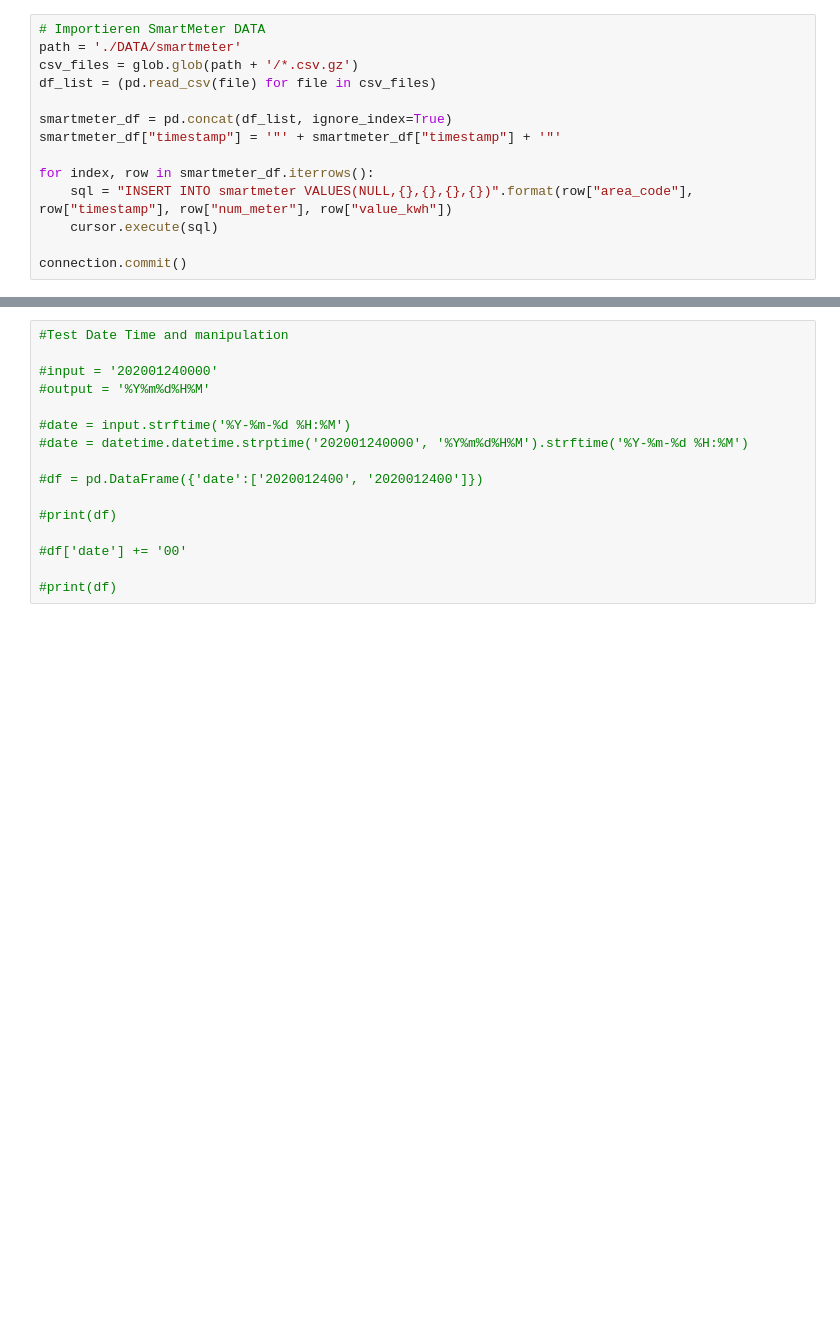
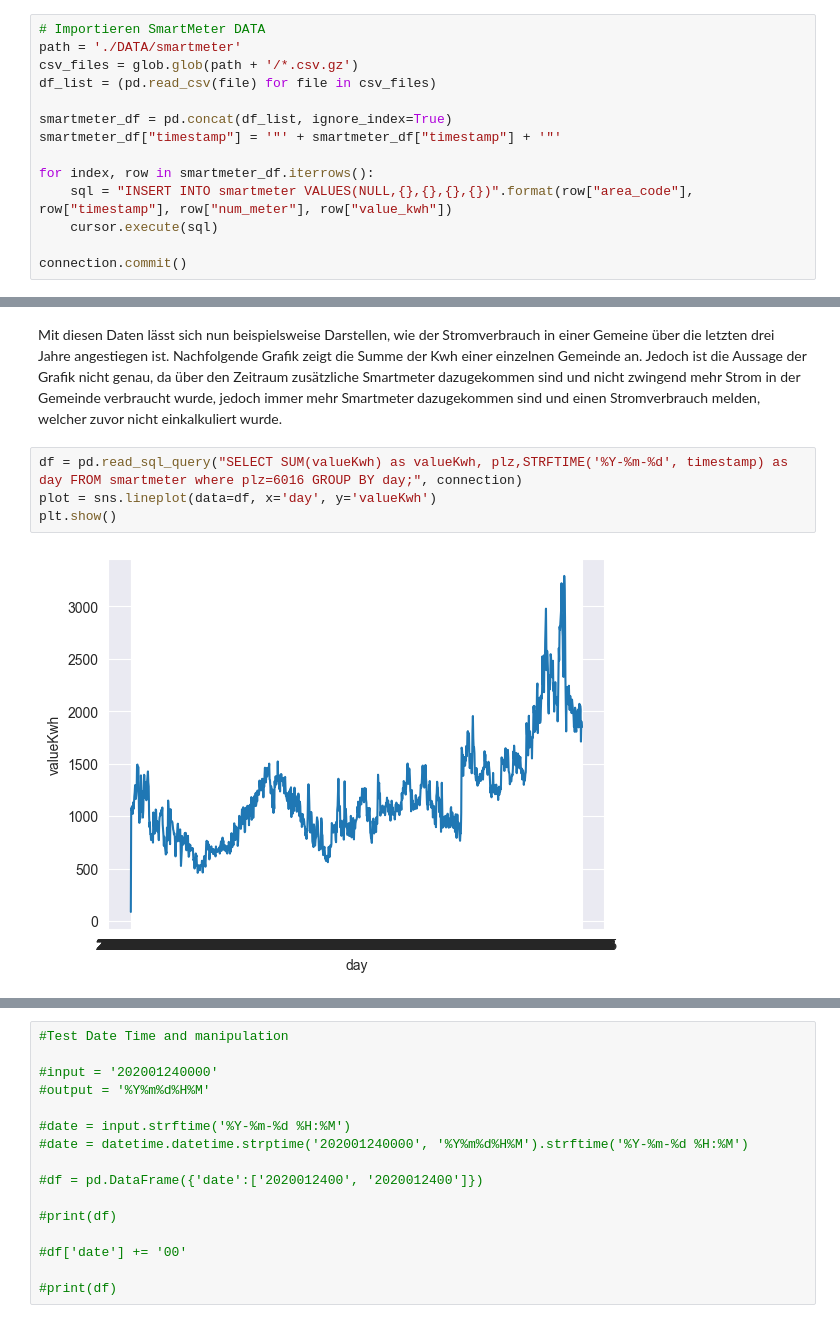
Before and after one commit to 7Horizon/BINA-CaseStudy, a Jupyter notebook: bina_dataimport.ipynb, the cells around one changed output, grey strips where cells are left out. Drawn from its saved outputs; the diff is of its cells as text; blank space fills up the shorter version.

```diff
--- a/bina_dataimport.ipynb
+++ b/bina_dataimport.ipynb
@@ -622,0 +669,8 @@ connection.commit()
+# %% [markdown]
+Mit diesen Daten lässt sich nun beispielsweise Darstellen, wie der Stromverbrauch in einer Gemeine über die letzten drei Jahre angestiegen ist. Nachfolgende Grafik zeigt die Summe der Kwh einer einzelnen Gemeinde an. Jedoch ist die Aussage der Grafik nicht genau, da über den Zeitraum zusätzliche Smartmeter dazugekommen sind und nicht zwingend mehr Strom in der Gemeinde verbraucht wurde, jedoch immer mehr Smartmeter dazugekommen sind und einen Stromverbrauch melden, welcher zuvor nicht einkalkuliert wurde.
+# %%
+df = pd.read_sql_query("SELECT SUM(valueKwh) as valueKwh, plz,STRFTIME('%Y-%m-%d', timestamp) as day FROM smartmeter where plz=6016 GROUP BY day;", connection)
+plot = sns.lineplot(data=df, x='day', y='valueKwh')
+plt.show()
+# %% [output]
+[figure, added]
```
Also changed, not shown: parts of 8 cells of this notebook.
